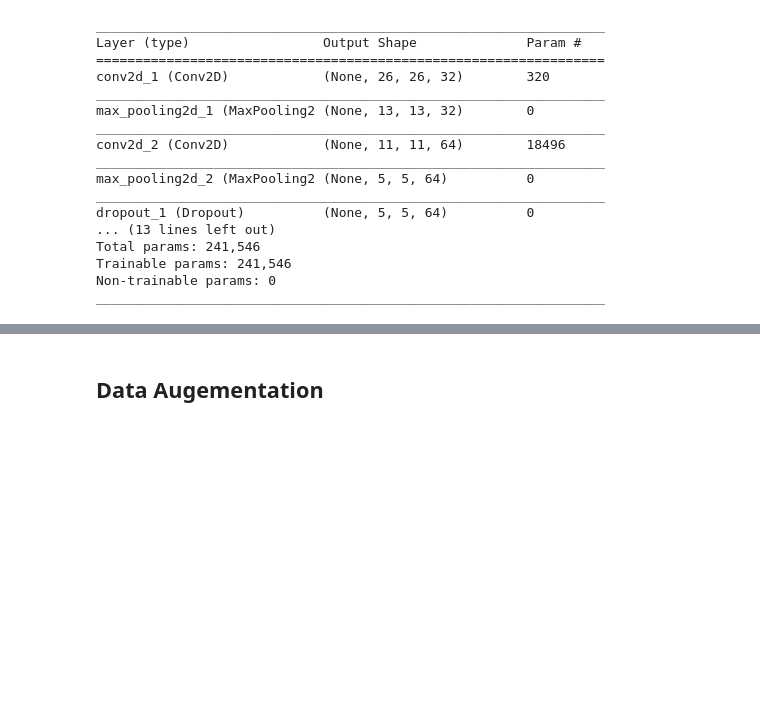
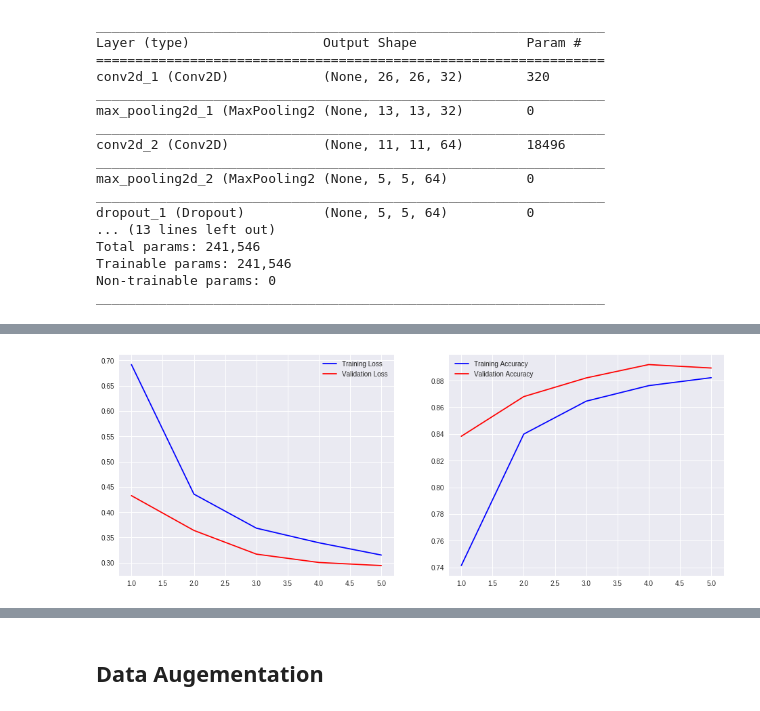
Before and after one commit to amitkaps/deep-learning, a Jupyter notebook: 04-Transfer-Learning.ipynb, the cells around one changed output, grey strips where cells are left out. Cells and saved outputs as stored; diff of their text form; code cells hidden in the pictures; blank space fills up the shorter version.

```diff
--- a/04-Transfer-Learning.ipynb
+++ b/04-Transfer-Learning.ipynb
@@ -97,5 +96,5 @@ Epoch 5/5
 # %%
-def plot_metric(history):
+def plot_metrics(history):
     acc = history.history['acc']
     val_acc = history.history['val_acc']
     loss = history.history['loss']
@@ -103,21 +102,24 @@ def plot_metric(history):
 
     epochs = range(1, len(acc) + 1)
 
-    plt.plot(epochs, acc, 'bo', label='Training acc')
-    plt.plot(epochs, val_acc, 'b', label='Validation acc')
-    plt.title('Training and validation accuracy')
-    plt.ylim(0,1)
+    plt.figure(figsize =(16,6))
+    plt.subplot(121)
+    epochs = range(1, len(loss)+1)
+    plt.plot(epochs, loss, 'b', label="Training Loss" )
+    plt.plot(epochs, val_loss, 'r', label="Validation Loss" )
     plt.legend()
 
-    plt.figure()
-
-    plt.plot(epochs, loss, 'bo', label='Training loss')
-    plt.plot(epochs, val_loss, 'b', label='Validation loss')
-    plt.title('Training and validation loss')
-    plt.ylim(0,1)
+    plt.subplot(122)
+    epochs = range(1, len(acc)+1)
+    plt.plot(epochs, acc, 'b', label="Training Accuracy" )
+    plt.plot(epochs, val_acc, 'r', label="Validation Accuracy" )
     plt.legend()
 
     plt.show()
+# %%
+plot_metrics(history)
+# %% [output]
+[figure, added]
 # %%
 score = cnn.evaluate(x_test_conv, y_test_class, verbose=0)
 print('Test loss:', score[0])
```
Also changed, not shown: parts of 24 cells of this notebook, 2 other files.
